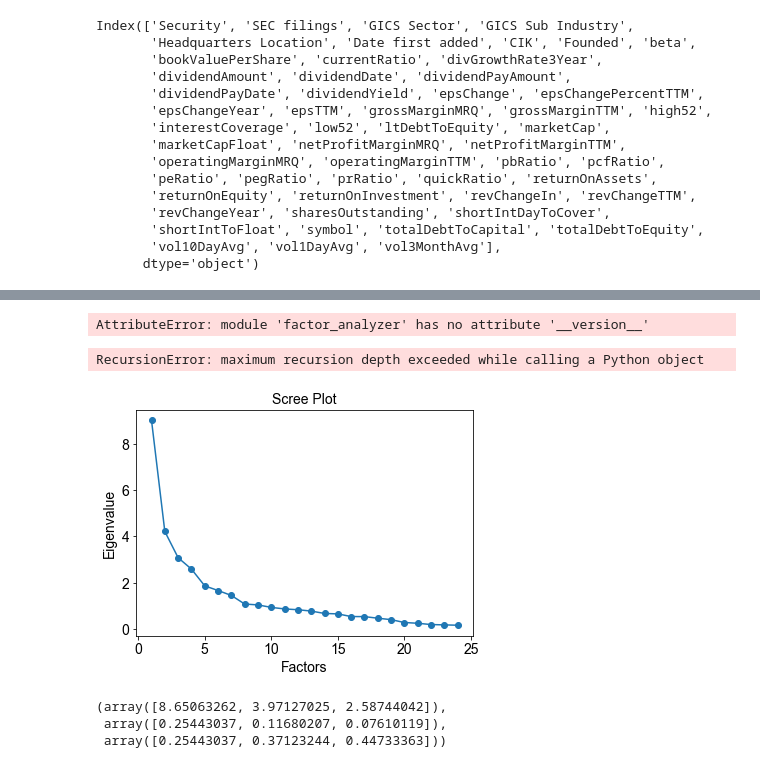
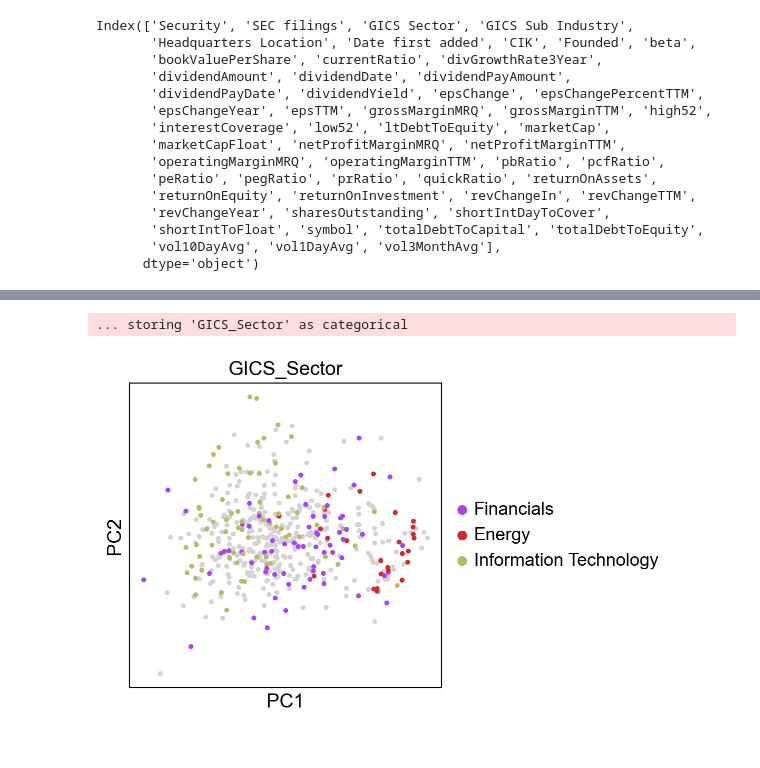
Before and after one commit to hkailee/quanp, a Jupyter notebook: notebooks/Characterising companies based on financial metrics - Factor Analysis.ipynb, the cells around one changed output, grey strips where cells are left out. Cells and saved outputs as stored; diff of their text form; code cells hidden in the pictures.

```diff
--- a/notebooks/Characterising companies based on financial metrics - Factor Analysis.ipynb
+++ b/notebooks/Characterising companies based on financial metrics - Factor Analysis.ipynb
@@ -206,11 +108,0 @@ display(pd.DataFrame(np.round(pca_samples, 4), columns = pca_results.index.value
-# %%
-import factor_analyzer as fa
-fa.__version__
-# %% [output]
-AttributeError: module 'factor_analyzer' has no attribute '__version__'
-# %%
-from factor_analyzer.factor_analyzer import calculate_bartlett_sphericity
-
-calculate_bartlett_sphericity(feature_minmax)
-# %% [output]
-RecursionError: maximum recursion depth exceeded while calling a Python object
@@ -223,17 +109,6 @@ ev, v = fa.get_eigenvalues()
-# %%
-# create scree plot using matplotlib
-plt.scatter(range(1, 25), ev[:24])
-plt.plot(range(1,25), ev[:24])
-plt.title('Scree Plot')
-plt.xlabel('Factors')
-plt.ylabel('Eigenvalue')
-plt.grid()
-plt.show()
-# %% [output]
-[figure, removed]
-# %%
-fa.get_factor_variance()
-# %% [output]
-(array([8.65063262, 3.97127025, 2.58744042]),
- array([0.25443037, 0.11680207, 0.07610119]),
- array([0.25443037, 0.37123244, 0.44733363]))
+# %%
+qp.pl.pca(adata, color=['GICS_Sector'], size=50,
+          groups=['Financials', 'Energy', 'Information Technology']);
+# %% [output]
+... storing 'GICS_Sector' as categorical
+[figure, added]
```
Also changed, not shown: parts of 45 cells of this notebook, 2 other files.
